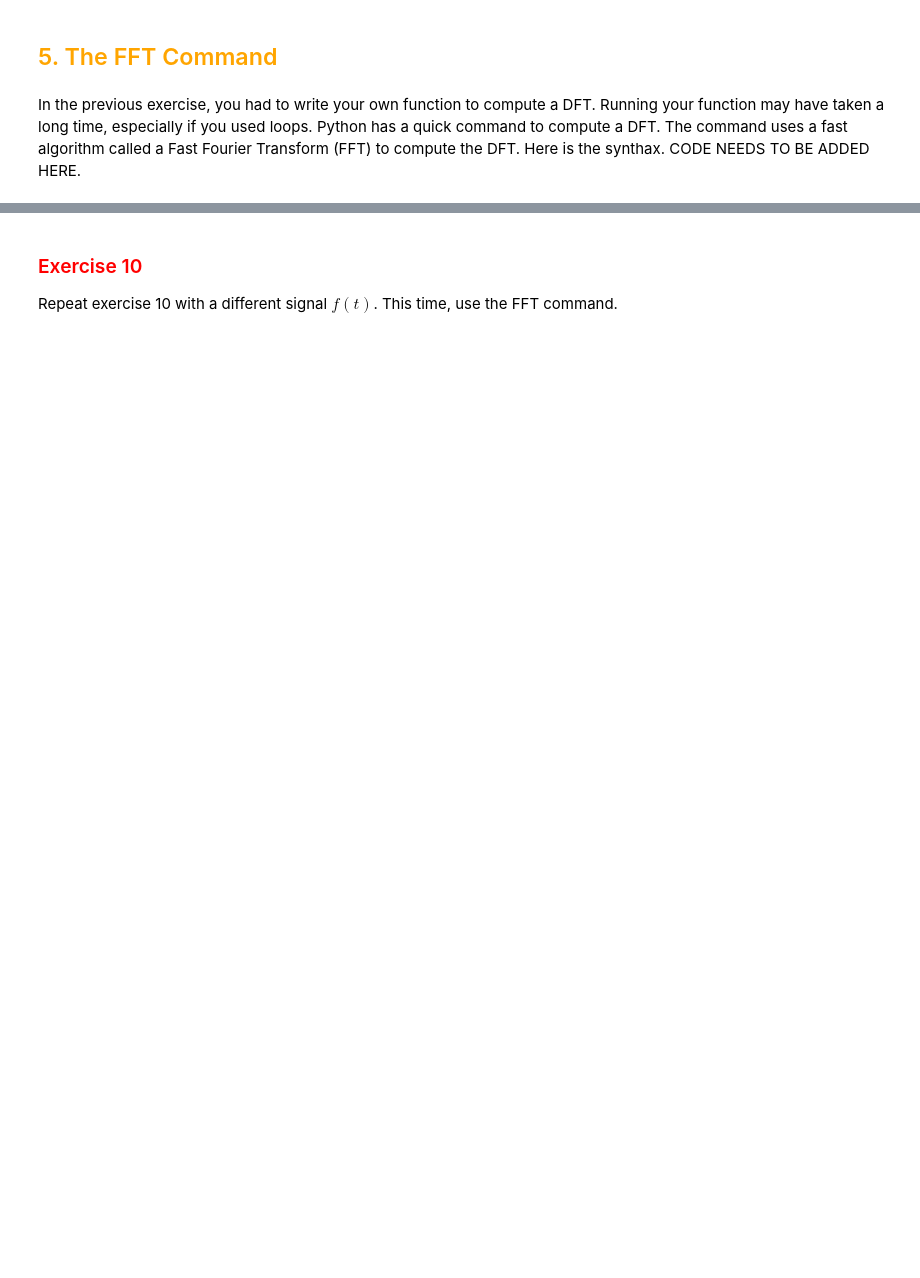
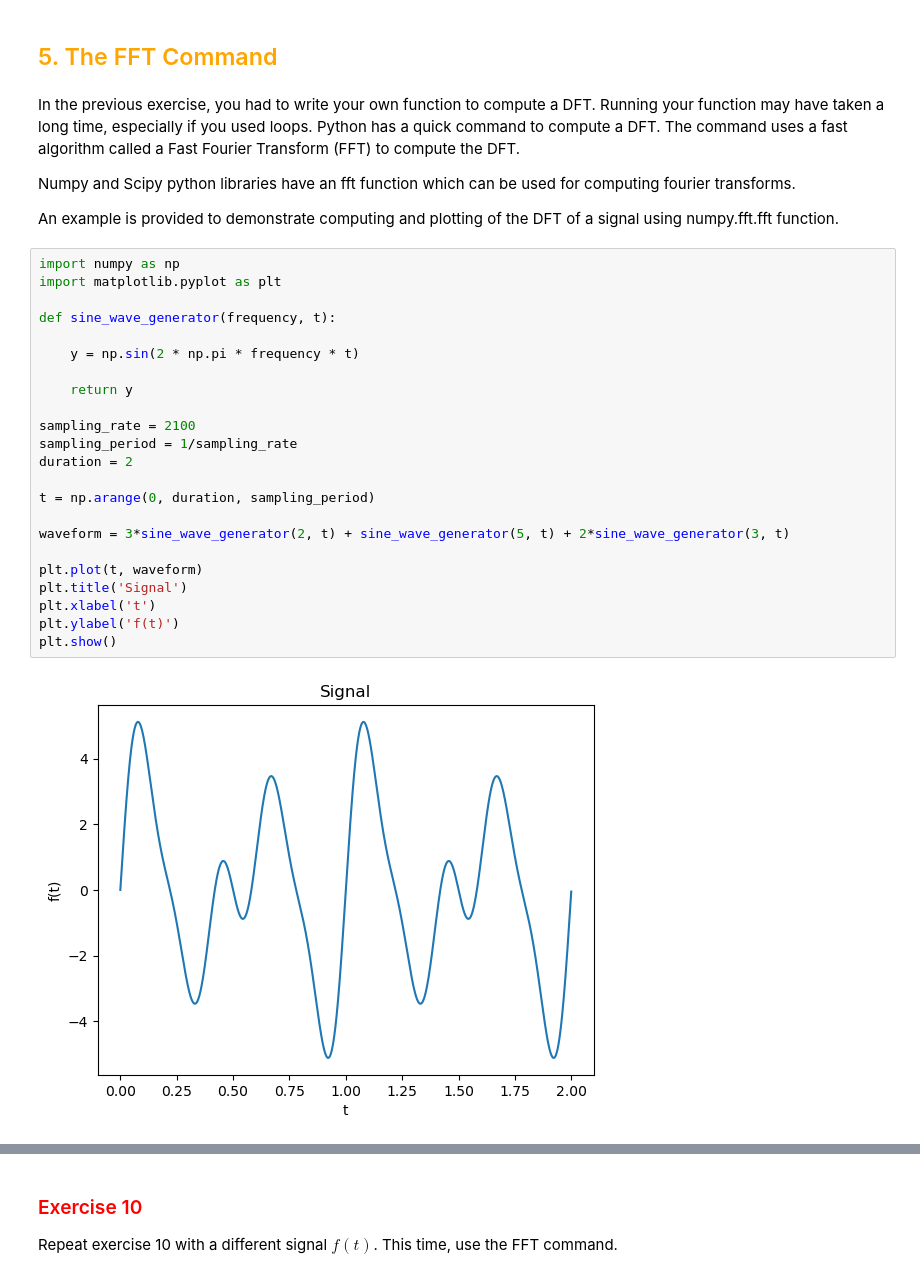
Before and after one commit to TheDataScienceLabs/DSLab_Fourier, a Jupyter notebook: book/labs/analysis/dft/dft.ipynb, the cells around one changed output, grey strips where cells are left out. Cells and saved outputs as stored; diff of their text form; blank space fills up the shorter version.

```diff
--- a/book/labs/analysis/dft/dft.ipynb
+++ b/book/labs/analysis/dft/dft.ipynb
@@ -315,4 +382,33 @@ Illustrate the Sampling Theorem with a numerical example:
 # %% [markdown]
 ## <span style="color:orange;"> 5. The FFT Command </span>
 # %% [markdown]
-In the previous exercise, you had to write your own function to compute a DFT. Running your function may have taken a long time, especially if you used loops. Python has a quick command to compute a DFT. The command uses a fast algorithm called a Fast Fourier Transform (FFT) to compute the DFT.  Here is the synthax. CODE NEEDS TO BE ADDED HERE.
+In the previous exercise, you had to write your own function to compute a DFT. Running your function may have taken a long time, especially if you used loops. Python has a quick command to compute a DFT. The command uses a fast algorithm called a Fast Fourier Transform (FFT) to compute the DFT.
+
+Numpy and Scipy python libraries have an fft function which can be used for computing fourier transforms.
+
+An example is provided to demonstrate computing and plotting of the DFT of a signal using numpy.fft.fft function.
+# %%
+import numpy as np
+import matplotlib.pyplot as plt
+
+def sine_wave_generator(frequency, t):
+
+    y = np.sin(2 * np.pi * frequency * t)
+
+    return y
+
+sampling_rate = 2100
+sampling_period = 1/sampling_rate
+duration = 2
+
+t = np.arange(0, duration, sampling_period)
+
+waveform = 3*sine_wave_generator(2, t) + sine_wave_generator(5, t) + 2*sine_wave_generator(3, t)
+
+plt.plot(t, waveform)
+plt.title('Signal')
+plt.xlabel('t')
+plt.ylabel('f(t)')
+plt.show()
+# %% [output]
+[figure, added]
```
Also changed, not shown: parts of 26 cells of this notebook.
